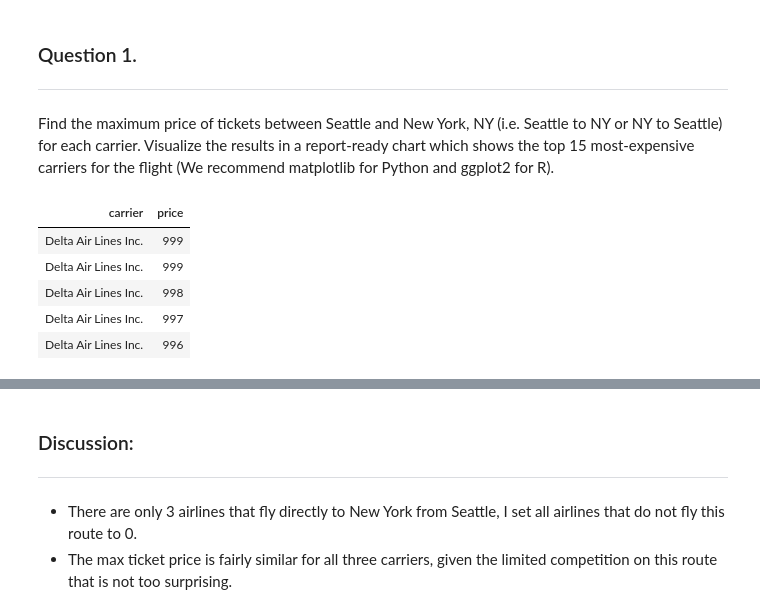
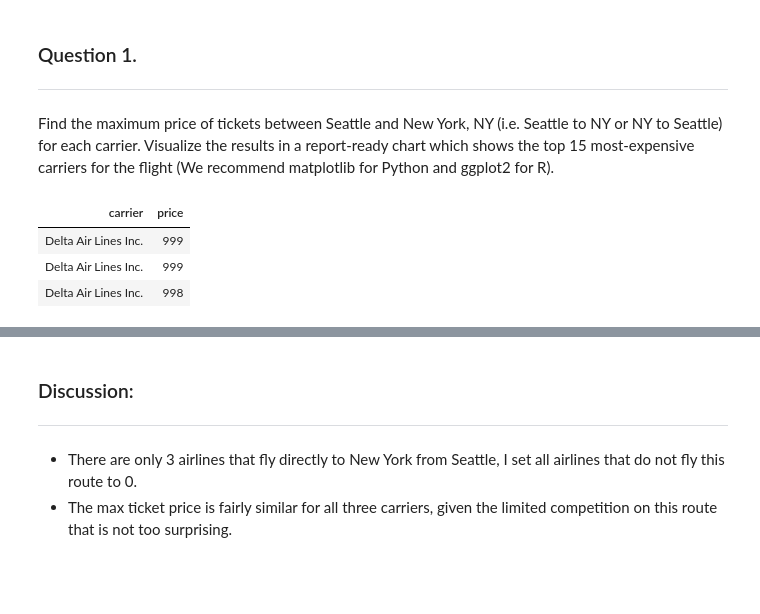
Before and after one commit to d-titus/weconnect-technical-test, a Jupyter notebook: python-report.ipynb, the cells around one changed output, grey strips where cells are left out. Saved outputs shown, nothing was run; the diff lists cells and outputs as text; code cells hidden in the pictures; blank space fills up the shorter version.

```diff
--- a/python-report.ipynb
+++ b/python-report.ipynb
@@ -35,14 +37,12 @@ Find the maximum price of tickets between Seattle and New York, NY (i.e. Seattle
 # %%
 df[((df['origin_city']=='Seattle WA')&(df['dest_city']=='New York NY'))|
    ((df['origin_city']=='New York NY')&
-    (df['dest_city']=='Seattle WA'))][['carrier','price']].sort_values('price', ascending=False).head(5).style.hide_index()
+    (df['dest_city']=='Seattle WA'))][['carrier','price']].sort_values('price', ascending=False).head(3).style.hide_index()
 # %% [output]
 | carrier | price |
 | Delta Air Lines Inc. | 999 |
 | Delta Air Lines Inc. | 999 |
 | Delta Air Lines Inc. | 998 |
-| Delta Air Lines Inc. | 997 |
-| Delta Air Lines Inc. | 996 |
 # %%
 # Cleaning up some of the Carriers who's names did not import well
 df.loc[df['carrier']=='ExpressJet Airlines Inc. (1)', 'carrier'] = 'ExpressJet Airlines Inc.'
```
Also changed, not shown: parts of 6 cells of this notebook.
